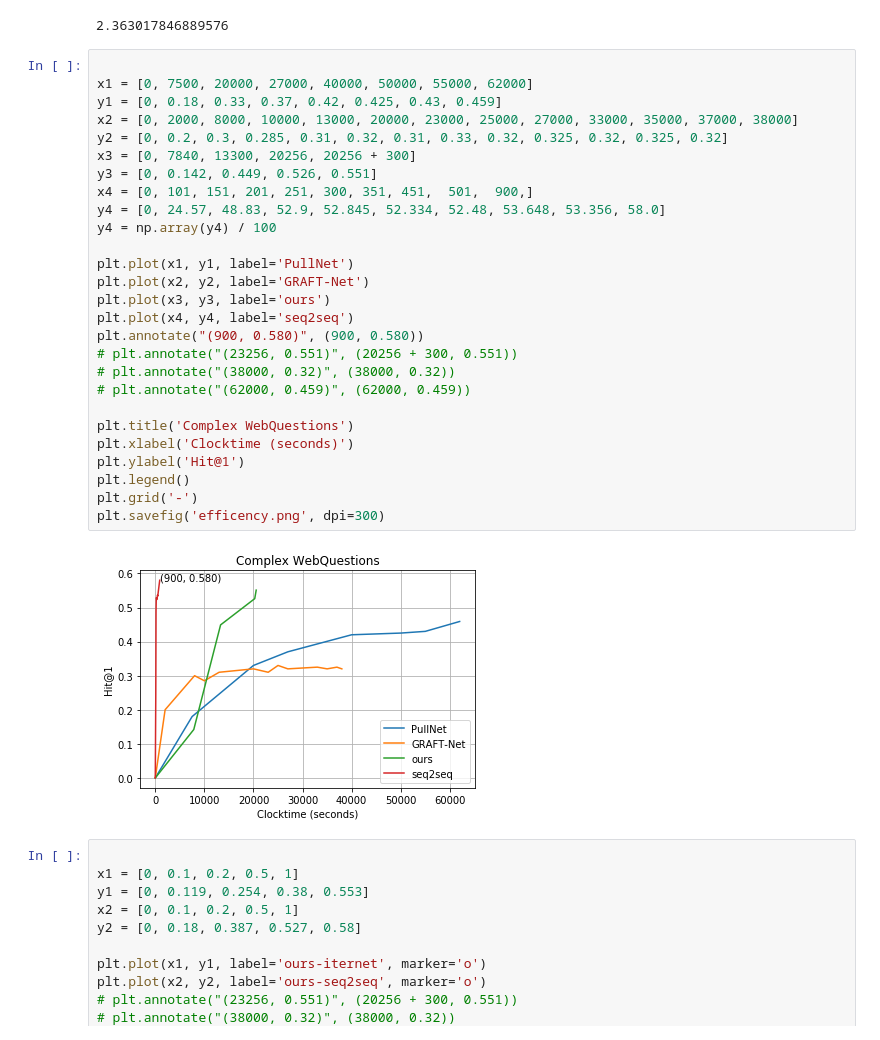
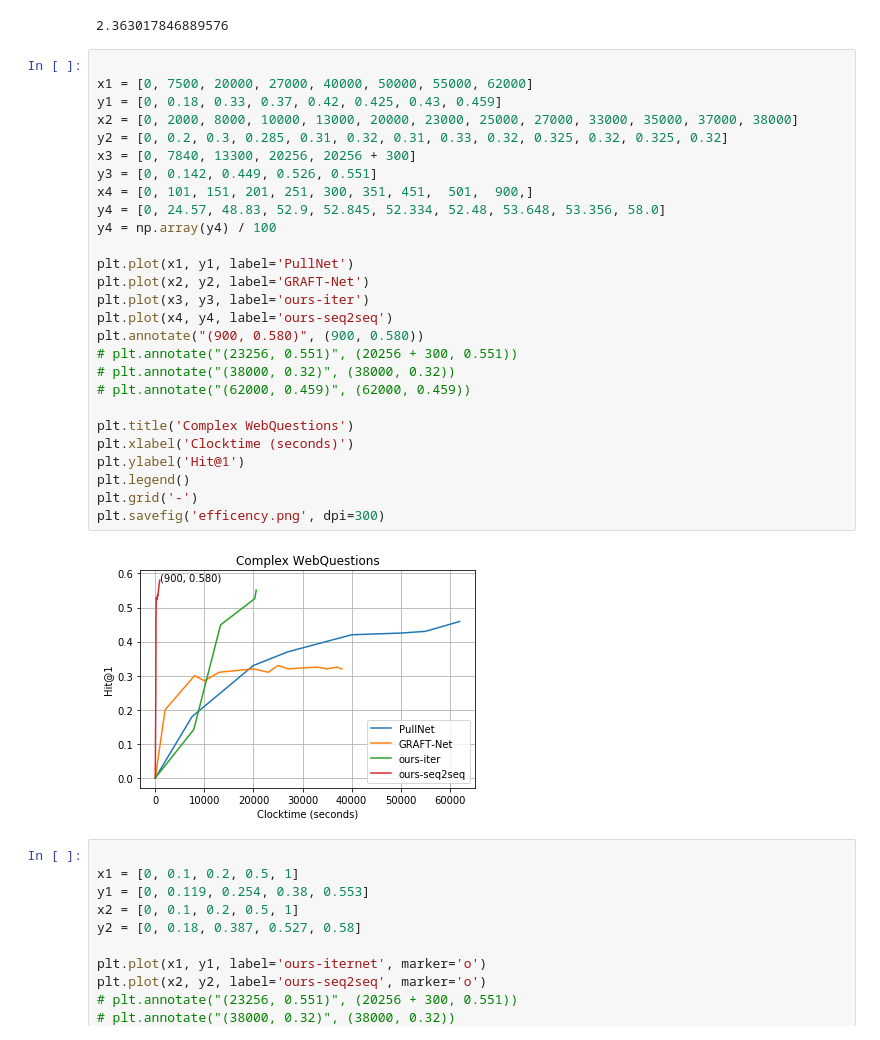
Before and after one commit to hxssgaa/GraftNet, a Jupyter notebook: complexwebq_pathfinder.ipynb, the cells around one changed output. Drawn from its saved outputs; the diff is of its cells as text.

```diff
--- a/complexwebq_pathfinder.ipynb
+++ b/complexwebq_pathfinder.ipynb
@@ -202,32 +204,32 @@ avg_len_relation_path / total_relation_paths
 # %%
 
 x1 = [0, 7500, 20000, 27000, 40000, 50000, 55000, 62000]
 y1 = [0, 0.18, 0.33, 0.37, 0.42, 0.425, 0.43, 0.459]
 x2 = [0, 2000, 8000, 10000, 13000, 20000, 23000, 25000, 27000, 33000, 35000, 37000, 38000]
 y2 = [0, 0.2, 0.3, 0.285, 0.31, 0.32, 0.31, 0.33, 0.32, 0.325, 0.32, 0.325, 0.32]
 x3 = [0, 7840, 13300, 20256, 20256 + 300]
 y3 = [0, 0.142, 0.449, 0.526, 0.551]
 x4 = [0, 101, 151, 201, 251, 300, 351, 451,  501,  900,]
 y4 = [0, 24.57, 48.83, 52.9, 52.845, 52.334, 52.48, 53.648, 53.356, 58.0]
 y4 = np.array(y4) / 100
 
 plt.plot(x1, y1, label='PullNet')
 plt.plot(x2, y2, label='GRAFT-Net')
-plt.plot(x3, y3, label='ours')
-plt.plot(x4, y4, label='seq2seq')
+plt.plot(x3, y3, label='ours-iter')
+plt.plot(x4, y4, label='ours-seq2seq')
 plt.annotate("(900, 0.580)", (900, 0.580))
 # plt.annotate("(23256, 0.551)", (20256 + 300, 0.551))
 # plt.annotate("(38000, 0.32)", (38000, 0.32))
 # plt.annotate("(62000, 0.459)", (62000, 0.459))
 
 plt.title('Complex WebQuestions')
 plt.xlabel('Clocktime (seconds)')
 plt.ylabel('Hit@1')
 plt.legend()
 plt.grid('-')
 plt.savefig('efficency.png', dpi=300)
 # %% [output]
-[figure, old version]
+[figure, new version]
 # %%
 
 x1 = [0, 0.1, 0.2, 0.5, 1]
```
Also changed, not shown: parts of 1 cell of this notebook, 1 other file.
